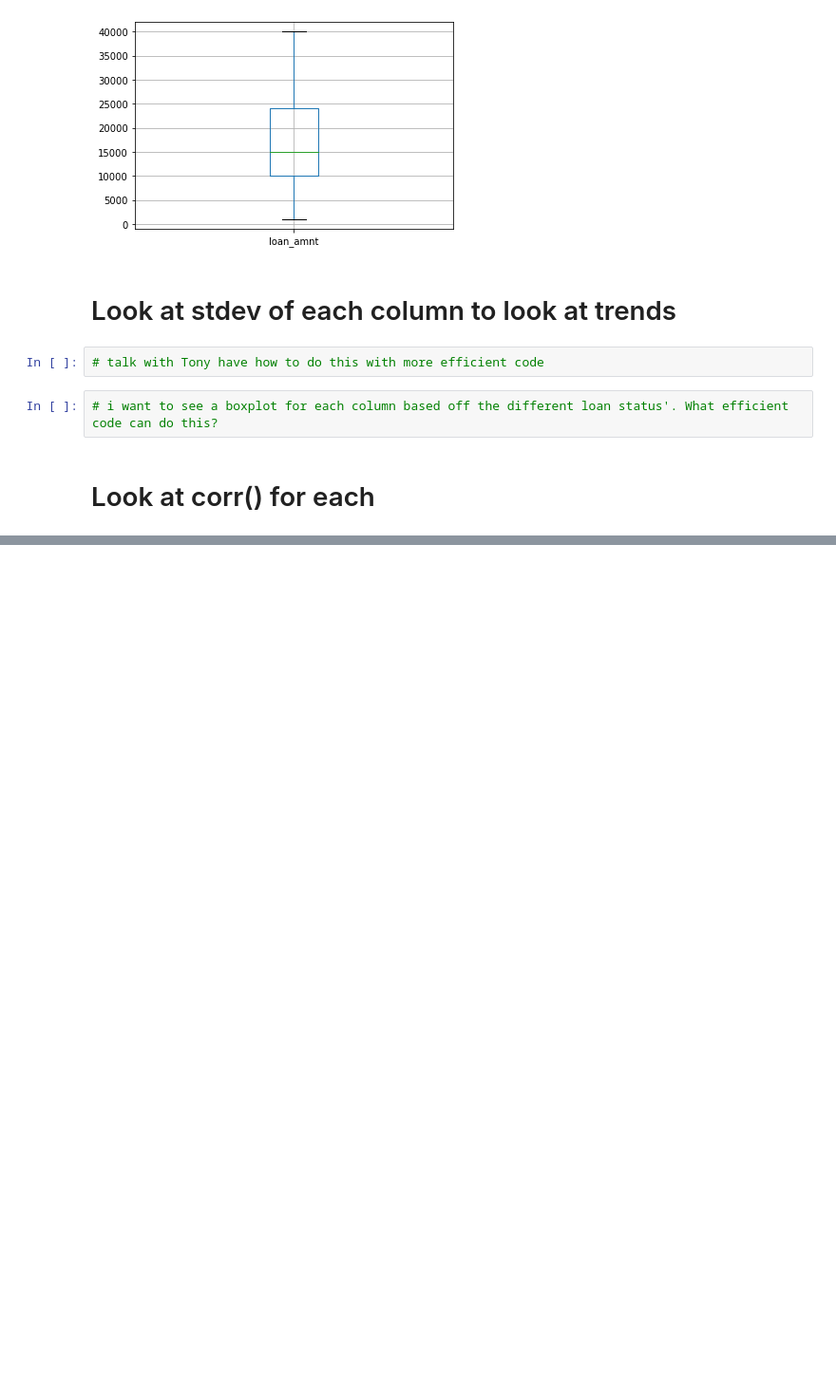
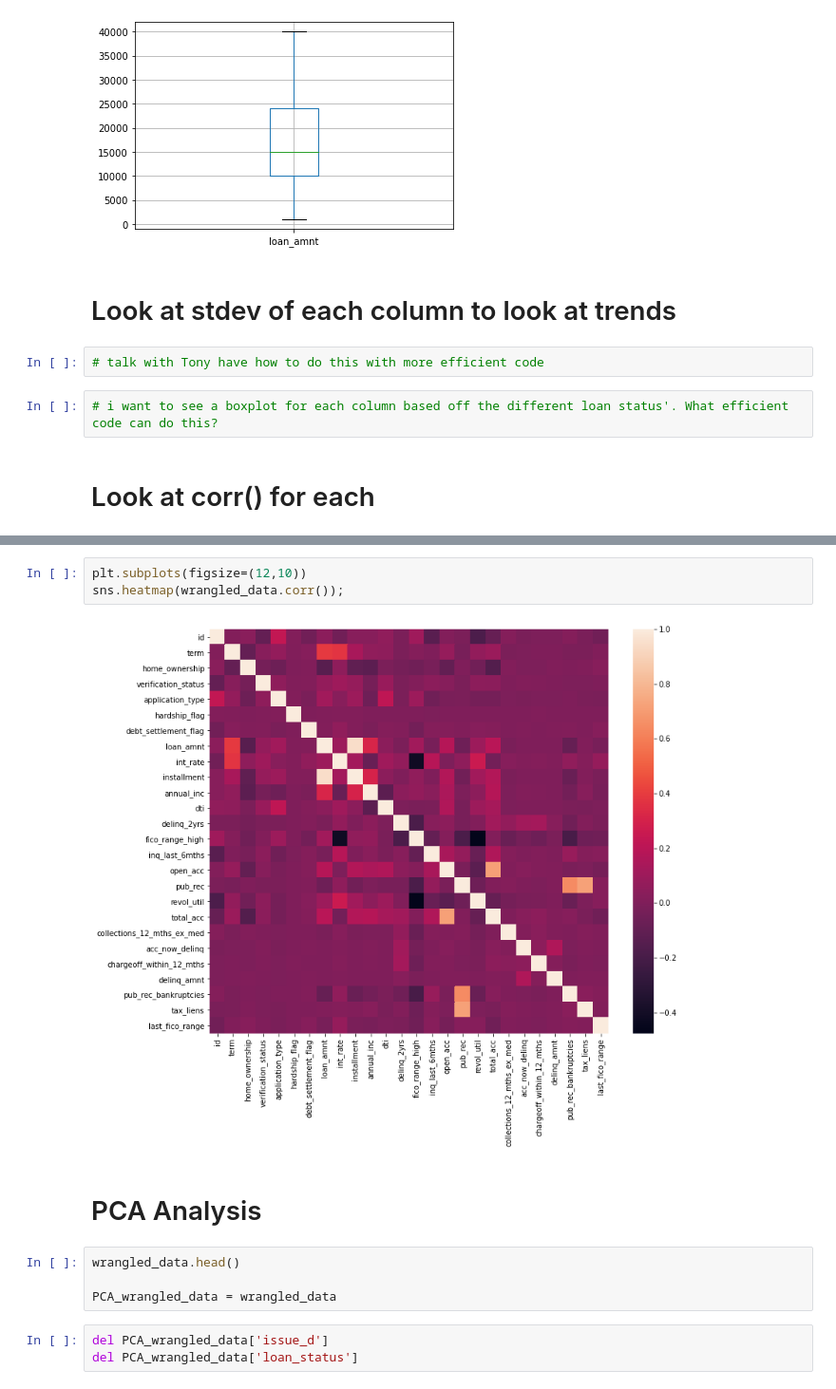
Before and after one commit to jjobes90/Loan-Approval, a Jupyter notebook: EDA_second_capstone.ipynb, the cells around one changed output, grey strips where cells are left out. Shown: that part at 95% size. Drawn from its saved outputs; the diff is of its cells as text; blank space fills up the shorter version.

```diff
--- a/EDA_second_capstone.ipynb
+++ b/EDA_second_capstone.ipynb
@@ -218,3 +219,17 @@ wrangled_data.corr()
 | pub_rec_bankruptcies | 0.016653 | -0.012392 | -0.001594 | -0.006279 | 0.001859 | -0.003085 | ... |
 | tax_liens | -0.016919 | -0.011482 | 0.004350 | -0.006102 | -0.014442 | 0.000838 | ... |
 | last_fico_range | -0.049360 | 0.002715 | 0.027089 | 0.000366 | -0.016872 | -0.002231 | ... |
+# %%
+plt.subplots(figsize=(12,10))
+sns.heatmap(wrangled_data.corr());
+# %% [output]
+[figure, added]
+# %% [markdown]
+# PCA Analysis
+# %%
+wrangled_data.head()
+
+PCA_wrangled_data = wrangled_data
+# %%
+del PCA_wrangled_data['issue_d']
+del PCA_wrangled_data['loan_status']
```
Also changed, not shown: parts of 8 cells of this notebook.
